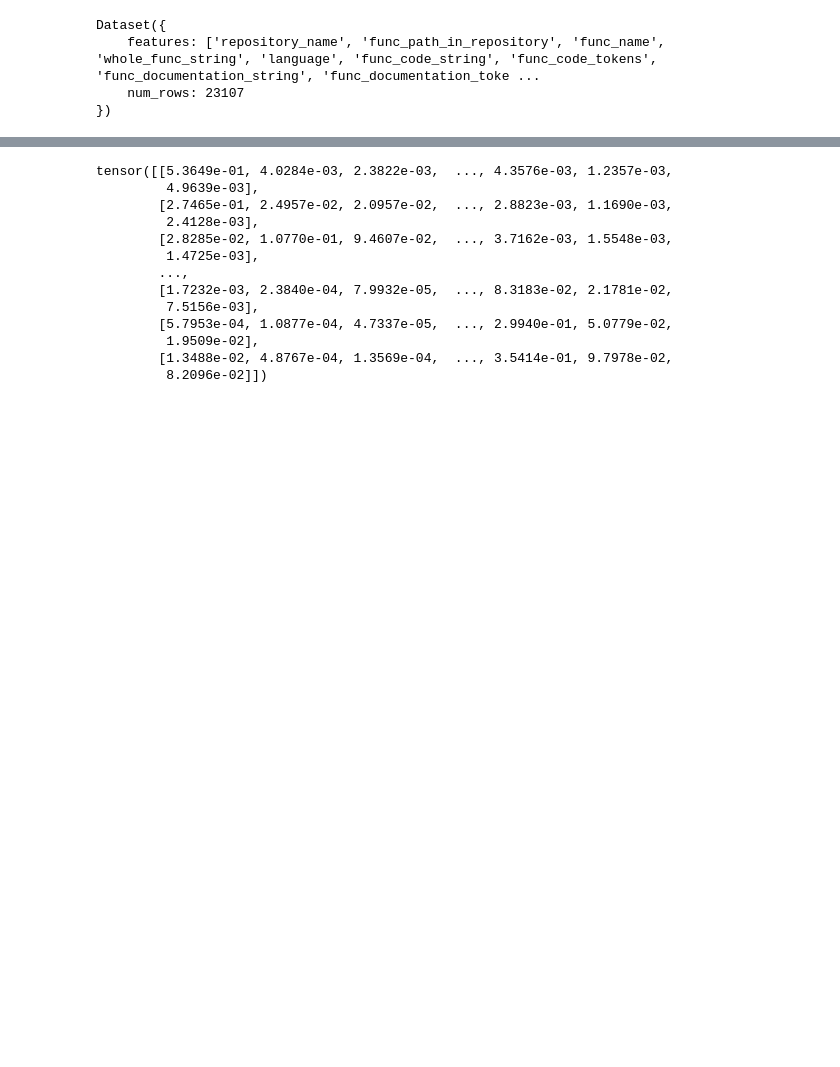
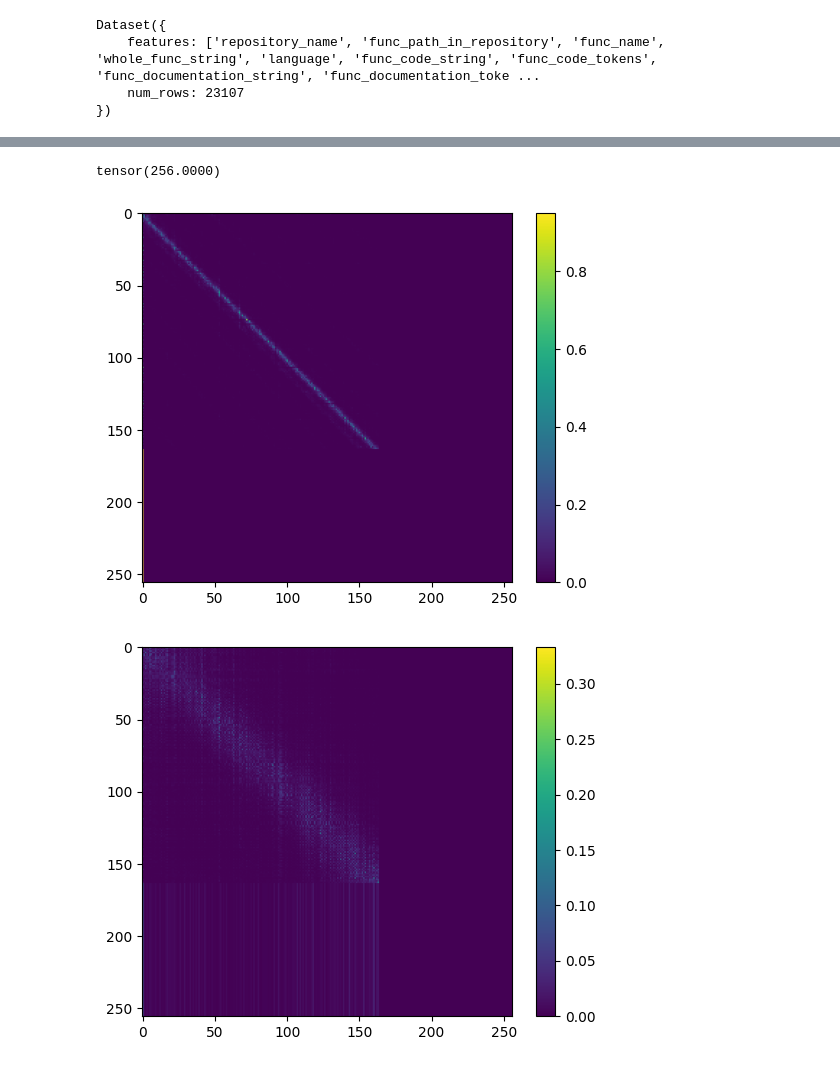
Before and after one commit to uttamkn/codebert-heads, a Jupyter notebook: crossbert.ipynb, the cells around one changed output, grey strips where cells are left out. Cells and saved outputs as stored; diff of their text form; code cells hidden in the pictures; blank space fills up the shorter version.

Commit message:
feat: visualize attn heads

```diff
--- a/crossbert.ipynb
+++ b/crossbert.ipynb
@@ -12,9 +21,11 @@ Dataset({
 # %%
-# print(dataset[0]['whole_func_string'])
-# print(dataset[0]['func_code_string'])
-# print(dataset[0]['func_documentation_string'])
+pair_tokens = [(d['func_documentation_tokens'], d['func_code_tokens']) for d in dataset]
 
-# Convert the dataset into pairs of docstring-code
-str_pairs = [(d['func_documentation_string'], d['func_code_string']) for d in dataset]
+# convert tokens back to strings because we have to use roberta tokenizer
+pair_tokens = [(" ".join(doc), " ".join(code)) for doc, code in pair_tokens]
 
-# pairs[0]
+# filter out pairs with documentation or code longer than LIMIT
+LIMIT = 512
+pair_tokens = [pair_token for pair_token in pair_tokens if len(pair_token[0]) <= LIMIT and len(pair_token[1]) <=LIMIT]
+
+len(pair_tokens)
@@ -57,8 +36,8 @@ RobertaModel(
 # %%
-# trying out inference for one docstring-code pair
-doc, code = str_pairs[0]
+from transformers.models.roberta import RobertaTokenizer
+
+tnizer = RobertaTokenizer.from_pretrained("microsoft/codebert-base")
 
 # setting max_length because model expects fixed length inputs
-inputs = tnizer(doc, code, padding="max_length", truncation=True, max_length=256, return_tensors="pt")
-inputs
+encoded_inputs = tnizer(pair_tokens[:20], padding="max_length", truncation=True, max_length=256, return_tensors="pt")
 # %% [output]
@@ -83,22 +70,21 @@ Be aware, overflowing tokens are not returned for the setting you have chosen, i
 # %%
 import torch
 with torch.no_grad():
-    outputs = model(**inputs)
+    outputs = model(**encoded_inputs)
 
 # This is a tuple of (layer1, layer2, ..., layer12), each shape: [1, num_heads, seq_len, seq_len]
 # attentions[layer][batch][head] -> 2d array representing attention scores
-print(outputs.attentions[0][0][0]) # attention scores of first attention head in first layer
+print(outputs.attentions[0][0][0].sum()) # attention scores of first attention head in first layer of first sequence
 # %% [output]
-tensor([[5.3649e-01, 4.0284e-03, 2.3822e-03,  ..., 4.3576e-03, 1.2357e-03,
-         4.9639e-03],
-        [2.7465e-01, 2.4957e-02, 2.0957e-02,  ..., 2.8823e-03, 1.1690e-03,
-         2.4128e-03],
-        [2.8285e-02, 1.0770e-01, 9.4607e-02,  ..., 3.7162e-03, 1.5548e-03,
-         1.4725e-03],
-        ...,
-        [1.7232e-03, 2.3840e-04, 7.9932e-05,  ..., 8.3183e-02, 2.1781e-02,
-         7.5156e-03],
-        [5.7953e-04, 1.0877e-04, 4.7337e-05,  ..., 2.9940e-01, 5.0779e-02,
-         1.9509e-02],
-        [1.3488e-02, 4.8767e-04, 1.3569e-04,  ..., 3.5414e-01, 9.7978e-02,
-         8.2096e-02]])
+tensor(256.0000)
+# %%
+import matplotlib.pyplot as plt
+
+# Visualize it
+for i in range(12):
+    plt.imshow(outputs.attentions[0][0][i], cmap='viridis')  # or 'gray', 'hot', 'jet', etc.
+    plt.colorbar()
+    plt.show()
+# %% [output]
+[figure, added]
+[figure, added]
```
Also changed, not shown: parts of 11 cells of this notebook.
